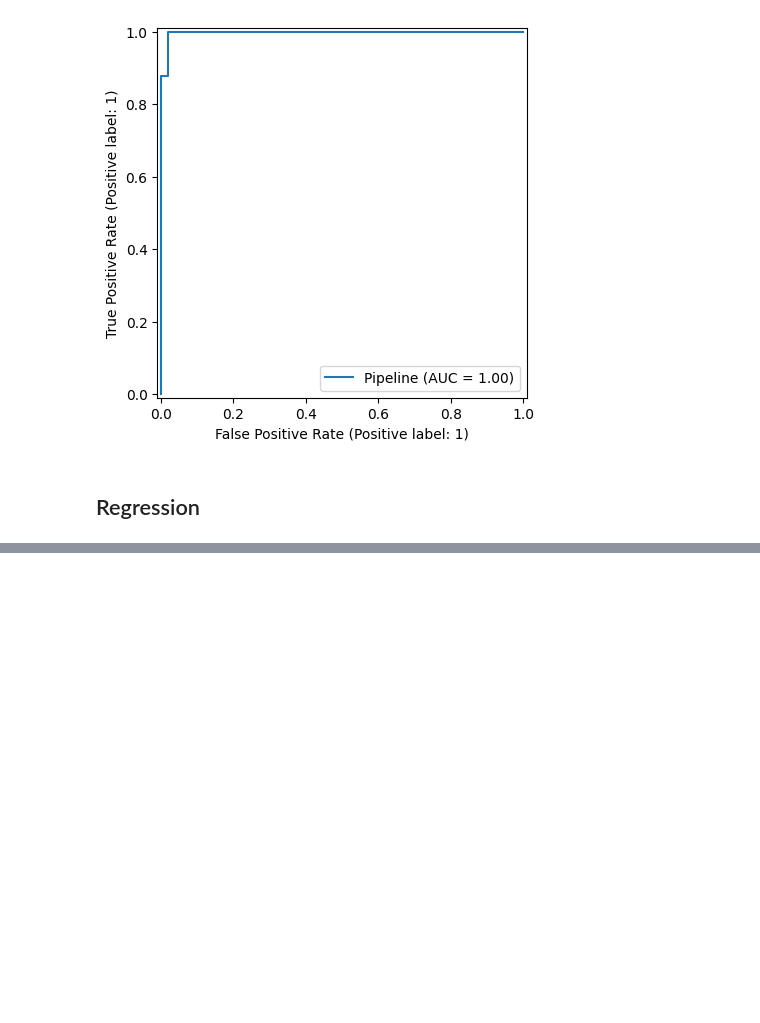
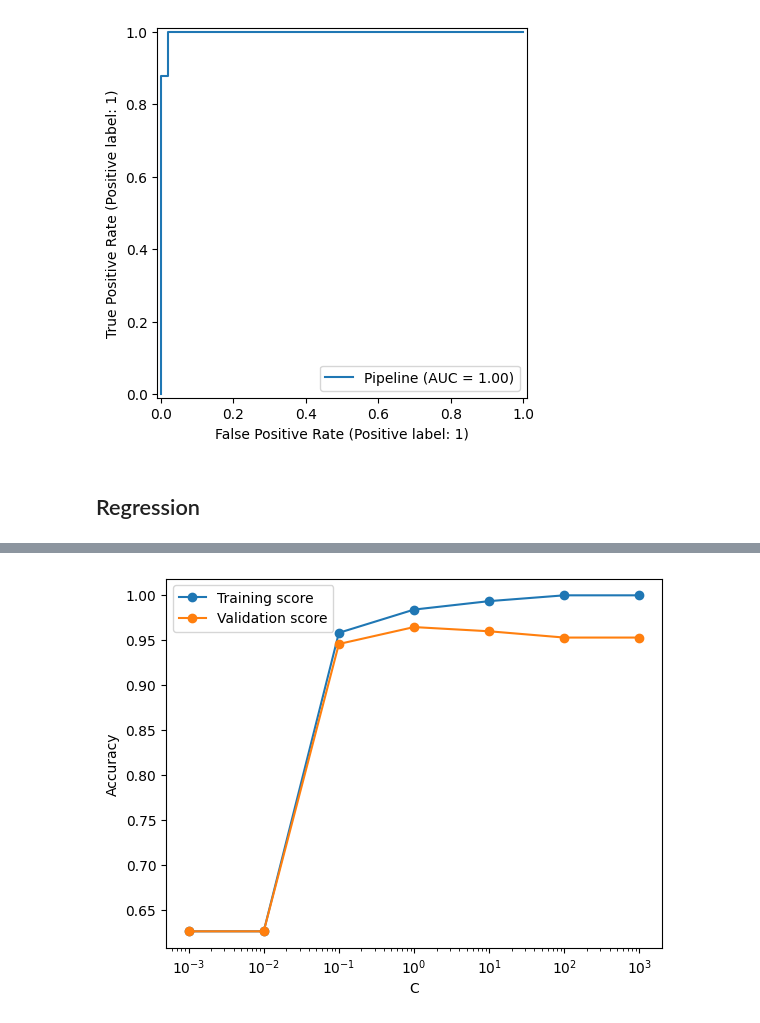
Before and after one commit to LizPink/Machine-Learning-Coding-Notes, a Jupyter notebook: Data_Evaluating/Data_Evaluating.ipynb, the cells around one changed output, grey strips where cells are left out. Drawn from its saved outputs; the diff is of its cells as text; code cells hidden in the pictures; blank space fills up the shorter version.

```diff
--- a/Data_Evaluating/Data_Evaluating.ipynb
+++ b/Data_Evaluating/Data_Evaluating.ipynb
@@ -149,0 +198,49 @@ plt.close()
+# %%
+import numpy as np
+import matplotlib.pyplot as plt
+
+from sklearn.datasets import load_breast_cancer
+from sklearn.model_selection import train_test_split, validation_curve
+from sklearn.pipeline import Pipeline
+from sklearn.preprocessing import StandardScaler
+from sklearn.svm import SVC
+
+X, y = load_breast_cancer(return_X_y=True)
+
+X_train, X_test, y_train, y_test = train_test_split(
+    X,
+    y,
+    test_size=0.25,
+    random_state=42,
+    stratify=y
+)
+
+pipe = Pipeline([
+    ("scaler", StandardScaler()),
+    ("model", SVC(kernel="rbf", gamma="scale"))
+])
+
+param_range = np.logspace(-3, 3, 7)
+
+train_scores, val_scores = validation_curve(
+    estimator=pipe,
+    X=X_train,
+    y=y_train,
+    param_name="model__C",
+    param_range=param_range,
+    cv=5,
+    scoring="accuracy",
+    n_jobs=-1
+)
+
+train_mean = train_scores.mean(axis=1)
+val_mean = val_scores.mean(axis=1)
+
+plt.semilogx(param_range, train_mean, marker="o", label="Training score")
+plt.semilogx(param_range, val_mean, marker="o", label="Validation score")
+plt.xlabel("C")
+plt.ylabel("Accuracy")
+plt.legend()
+plt.show()
+# %% [output]
+[figure, added]
```
Also changed, not shown: parts of 3 cells of this notebook.
